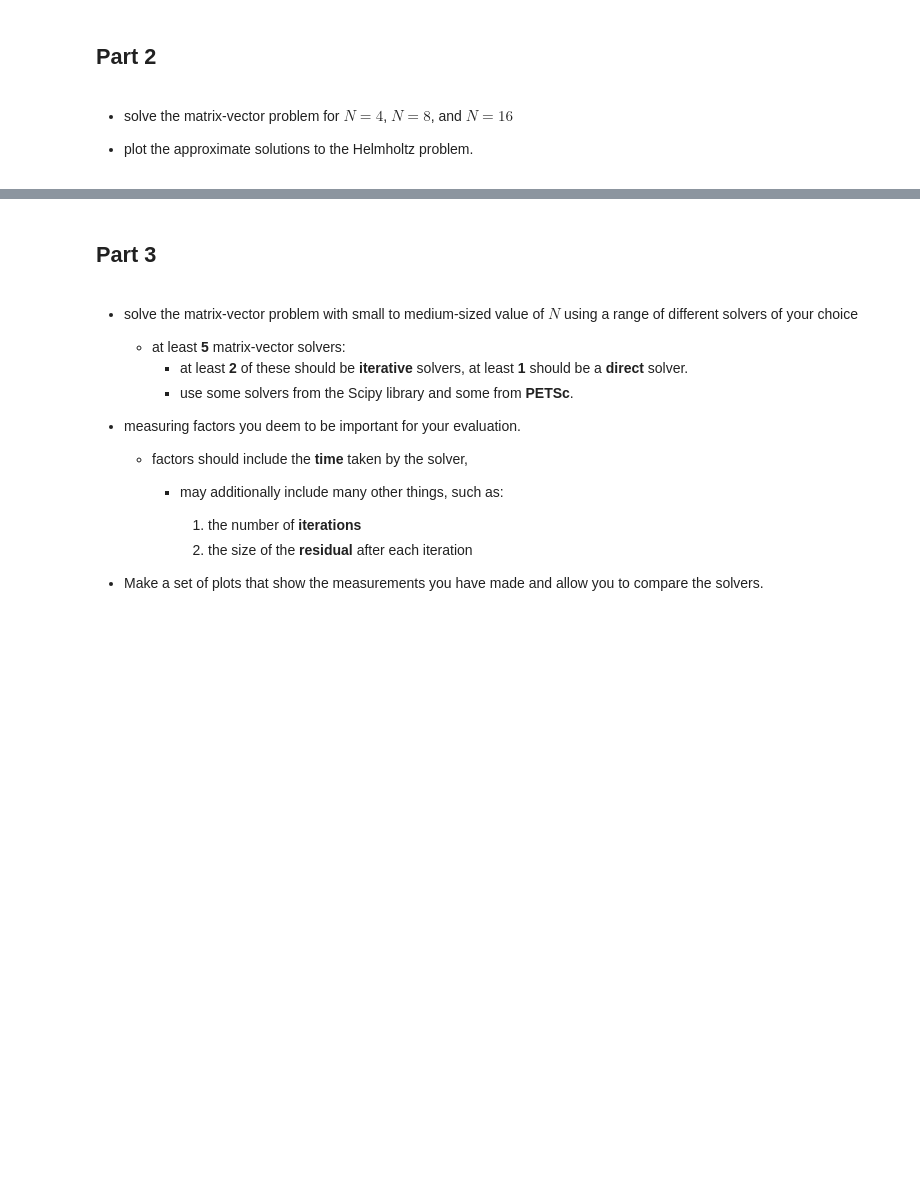
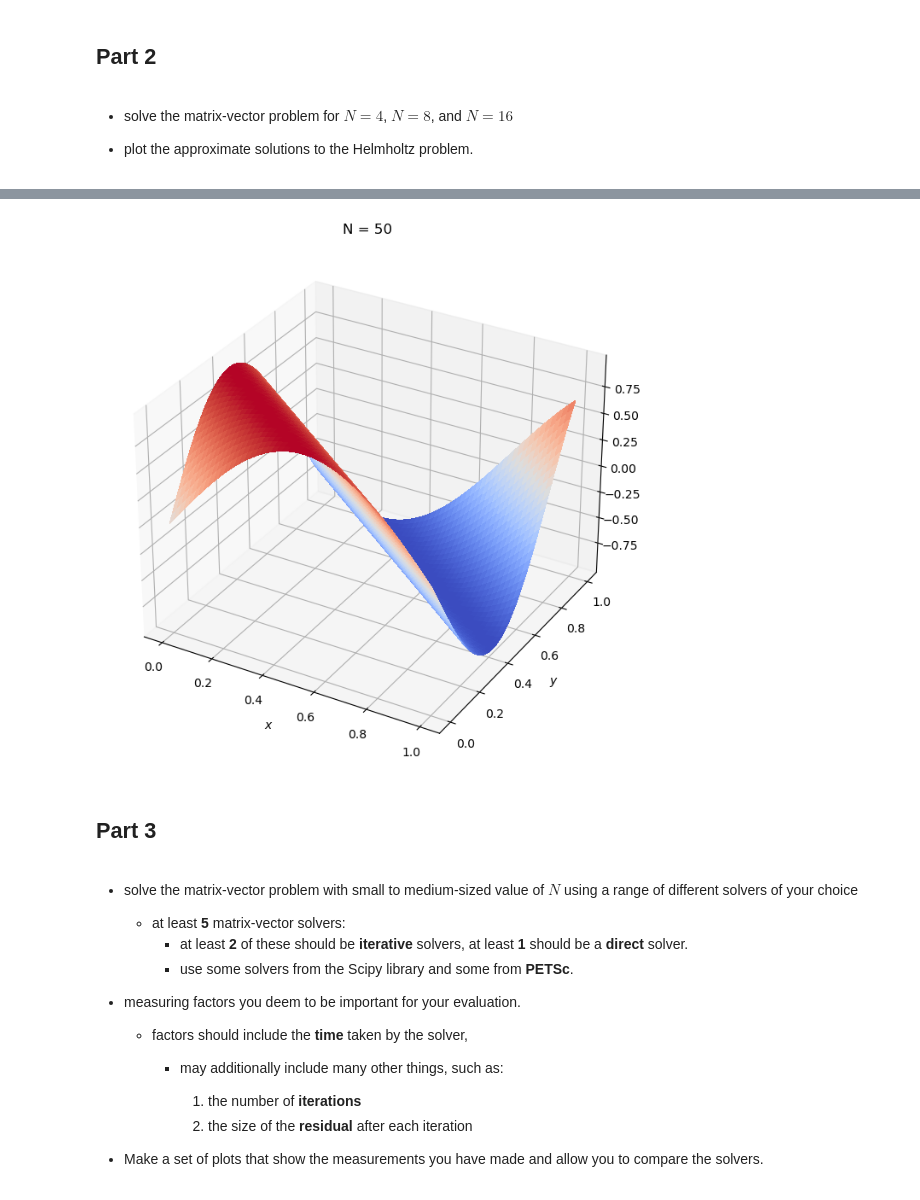
Before and after one commit to YRYoung/HPC, a Jupyter notebook: Assigenment/Assignment_4.ipynb, the cells around one changed output, grey strips where cells are left out. Drawn from its saved outputs; the diff is of its cells as text; code cells hidden in the pictures; blank space fills up the shorter version.

```diff
--- a/Assigenment/Assignment_4.ipynb
+++ b/Assigenment/Assignment_4.ipynb
@@ -169,3 +139,19 @@ plot()
+# %%
+def plot_trueU(N):
+    x = np.linspace(0, 1, N )
+    X, Y = np.meshgrid(x, x)
+    Z = np.sin(3 * X + 4 * Y)
+
+    fig = plt.figure(figsize=(8, 8))
+    ax = fig.add_subplot(projection='3d')
+    ax.plot_surface(X, Y, Z, antialiased=False, cmap=cm.coolwarm)
+    ax.set_xlabel(r'$x$')
+    ax.set_ylabel(r'$y$')
+    ax.set_title(r'N = {}'.format(N))
+
+plot_trueU(50)
+# %% [output]
+[figure, added]
 # %% [markdown]
 ## Part 3
 # %% [markdown]
```
Also changed, not shown: parts of 5 cells of this notebook.
